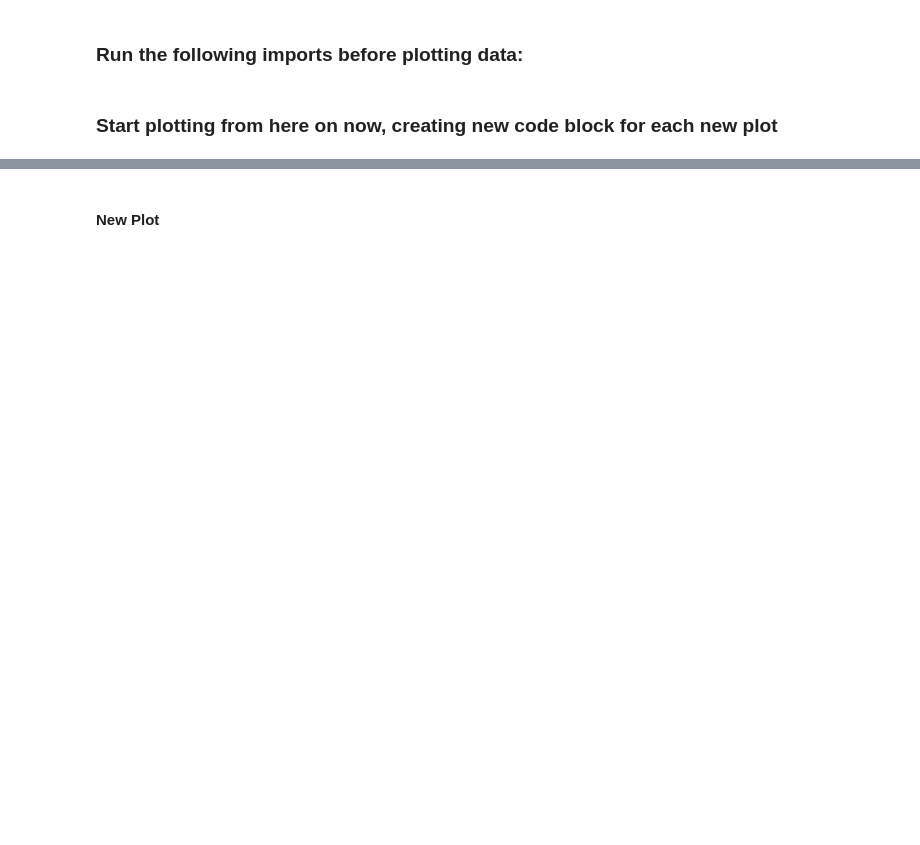
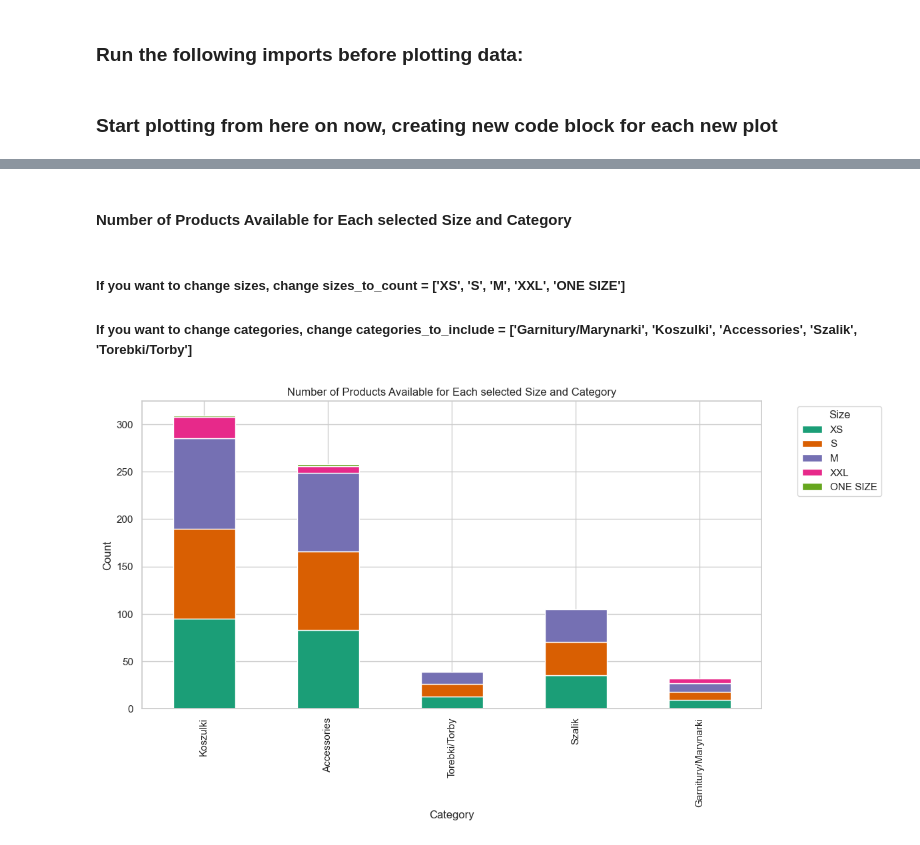
Before and after one commit to KHajduk00/MoodoWS, a Jupyter notebook: src/plot_data.ipynb, the cells around one changed output, grey strips where cells are left out. Saved outputs shown, nothing was run; the diff lists cells and outputs as text; code cells hidden in the pictures; blank space fills up the shorter version.

```diff
--- a/src/plot_data.ipynb
+++ b/src/plot_data.ipynb
@@ -45,2 +55,75 @@ plt.show()
-# %% [markdown]
-#### New Plot
+# %% [markdown]
+#### Number of Products Available for Each selected Size and Category
+# %% [markdown]
+##### If you want to change sizes, change sizes_to_count = ['XS', 'S', 'M', 'XXL', 'ONE SIZE']
+##### If you want to change categories, change categories_to_include = ['Garnitury/Marynarki', 'Koszulki', 'Accessories', 'Szalik', 'Torebki/Torby']
+# %%
+df['Date of scrap'] = pd.to_datetime(df['Date of scrap'])  # Convert 'Date of scrap' to datetime if not already
+
+# Sort the DataFrame by 'Date of scrap' in descending order
+df = df.sort_values(by=['Product ID', 'Date of scrap'], ascending=[True, False])
+
+# Keep only the most up-to-date entry for each item
+df = df.drop_duplicates(subset=['Product ID'], keep='first').reset_index(drop=True)
+
+# Exclude entries where 'Product Price before Discount' is null
+df = df.dropna(subset=['Product Price before Discount'])
+
+# Map the grouped categories
+df['Grouped Categories'] = df['Category'].replace({
+    'Torba': 'Torebki/Torby', 'Czapka': 'Accessories', 'Portfel': 'Accessories', 'Opaska': 'Accessories',
+    'Rękawiczki':  'Accessories', 'Torebka': 'Torebki/Torby', 'Pasek': 'Accessories',
+    'Biżuteria': 'Accessories', 'Skarpetki': 'Accessories', 'Klapki': 'Accessories', 'Kolczyki': 'Accessories',
+    'Naszyjnik':  'Accessories', 'Okulary':  'Accessories', 'Kapelusz':  'Accessories', 'Gumka do włosów':  'Accessories',
+    'Spodnie':  'Spodnie', 'Jeansy':  'Spodnie', 'Klapki':  'Obuwie', 'Buty':  'Obuwie', 'Kurtka':  'Kurtki/Płaszcze',
+    'Płaszcz':  'Kurtki/Płaszcze', 'Sweter':  'Swetry', 'Cienki Sweter':  'Swetry', 'T-shirt':  'Koszulki',
+    'Koszulka':  'Koszulki', 'Bluzka':  'Koszulki', 'Koszula':  'Koszulki', 'Garnitur':  'Garnitury/Marynarki',
+    'Marynarka':  'Garnitury/Marynarki', 'Sukienka':  'Sukienki/Spódnice', 'Spódnica':  'Sukienki/Spódnice',
+})
+
+# List of categories to include in the plot
+categories_to_include = ['Garnitury/Marynarki', 'Koszulki', 'Accessories', 'Szalik', 'Torebki/Torby']
+
+# Filter dataframe to include only specified categories
+df_filtered = df[df['Grouped Categories'].isin(categories_to_include)]
+
+# List of sizes to loop through
+sizes_to_count = ['XS', 'S', 'M', 'XXL', 'ONE SIZE']
+
+# Initialize a dictionary to store category counts for each size
+category_counts = {size: {} for size in sizes_to_count}
+
+# Iterate through the rows of the filtered dataframe
+for index, row in df_filtered.iterrows():
+    category = row['Grouped Categories']
+    sizes_list = eval(row['Product Size'])
+
+    # Check if each size is in the sizes list
+    for size in sizes_to_count:
+        if size in sizes_list:
+            # Increment count for the category and size
+            category_counts[size][category] = category_counts[size].get(category, 0) + 1
+
+# Convert dictionary to a DataFrame for easier plotting
+count_df = pd.DataFrame(category_counts)
+
+# Set the style of seaborn
+sns.set(style="whitegrid", palette='Dark2')
+
+# Grouped Bar Plot - Number of Products for Each Category and Size
+count_df.plot(kind='bar', stacked=True, figsize=(12, 6))
+plt.title('Number of Products Available for Each selected Size and Category')
+plt.xlabel("Category")
+plt.ylabel("Count")
+plt.legend(title='Size', bbox_to_anchor=(1.05, 1), loc='upper left')
+
+# Save the plot as an image
+output_path = "plotting_results"
+os.makedirs(output_path, exist_ok=True)
+output_file_path = os.path.join(output_path, f"grouped_bar_plot_{pd.Timestamp.now().strftime('%Y%m%d%H%M%S')}.png")
+plt.savefig(output_file_path)
+
+# Show the plot
+plt.show()
+# %% [output]
+[figure, added]
```
Also changed, not shown: parts of 11 cells of this notebook, 1 other file.
